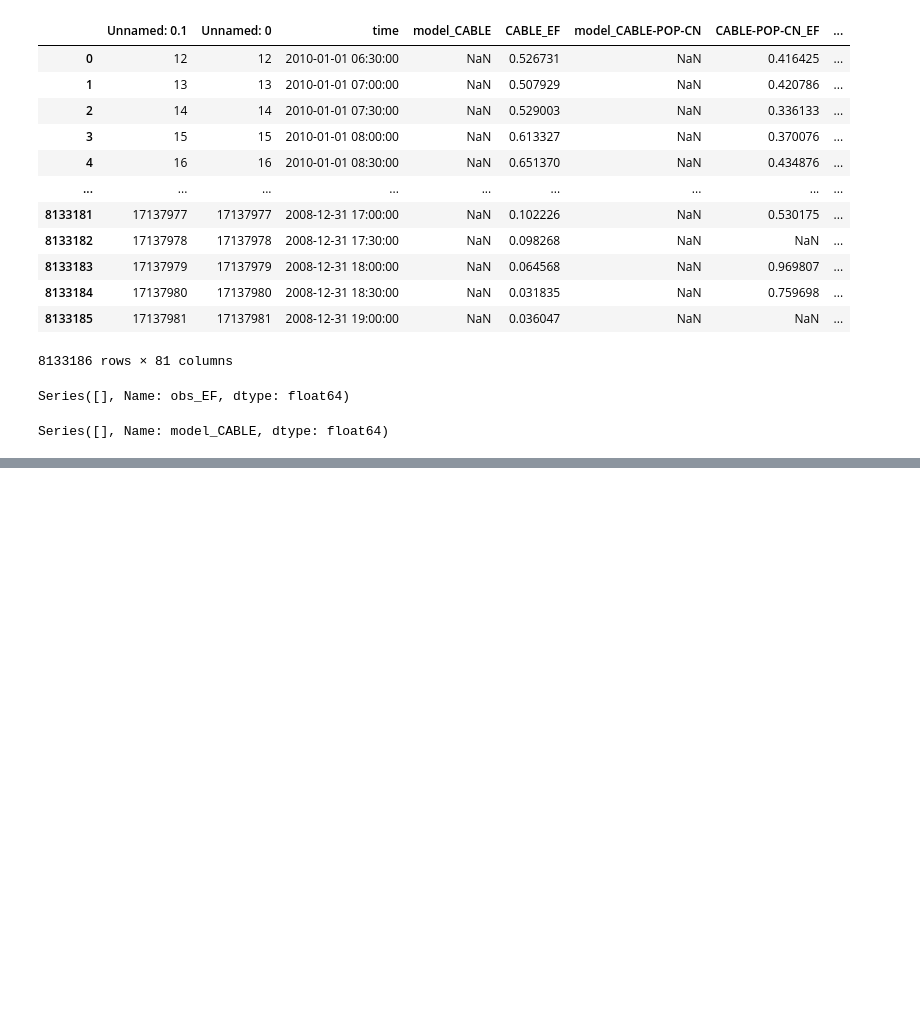
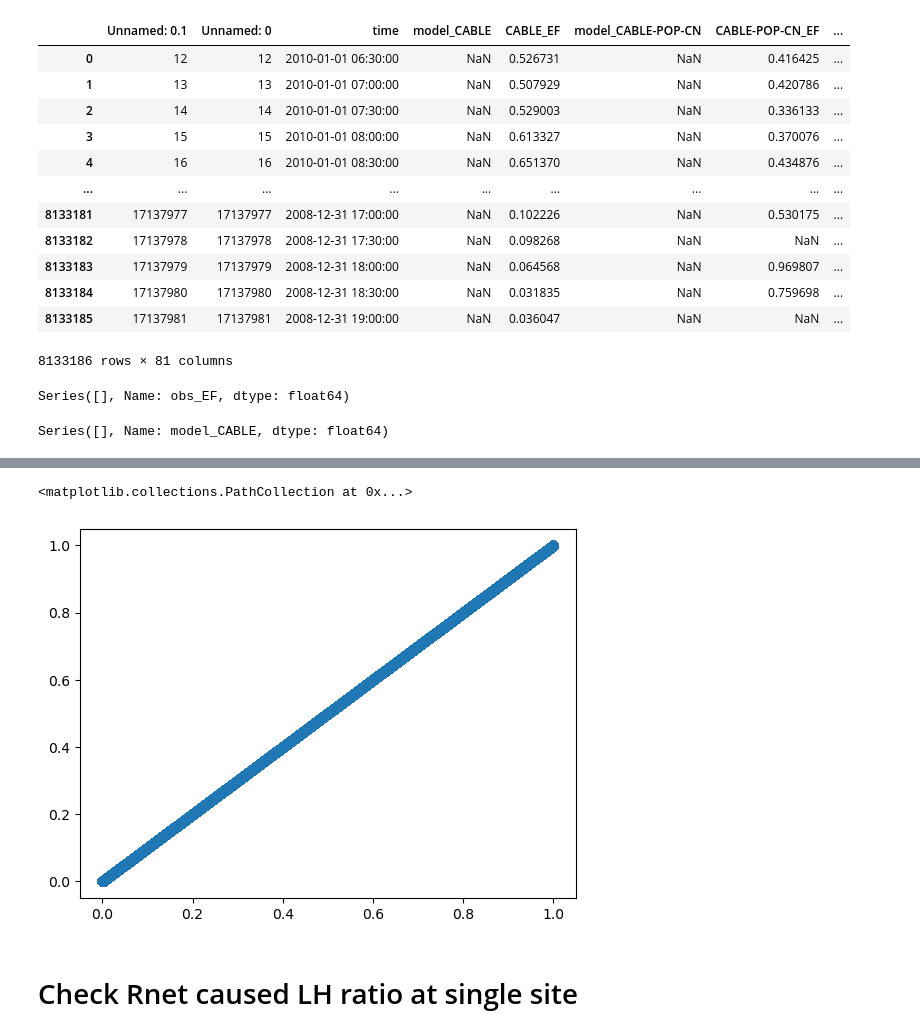
Before and after one commit to bibivking/LSM_VPD_PLUMBER2, a Jupyter notebook: check_all_sites_file.ipynb, the cells around one changed output, grey strips where cells are left out. Drawn from its saved outputs; the diff is of its cells as text; code cells hidden in the pictures; blank space fills up the shorter version.

```diff
--- a/check_all_sites_file.ipynb
+++ b/check_all_sites_file.ipynb
@@ -539,0 +627,7 @@ for i in np.arange(8133186):
+# %%
+plt.scatter(var_new['model_JULES_GL9'],var_new['obs'])
+# %% [output]
+<matplotlib.collections.PathCollection at 0x...>
+[figure, added]
+# %% [markdown]
+# Check Rnet caused LH ratio at single site
```
Also changed, not shown: parts of 86 cells of this notebook, 8 other files.
